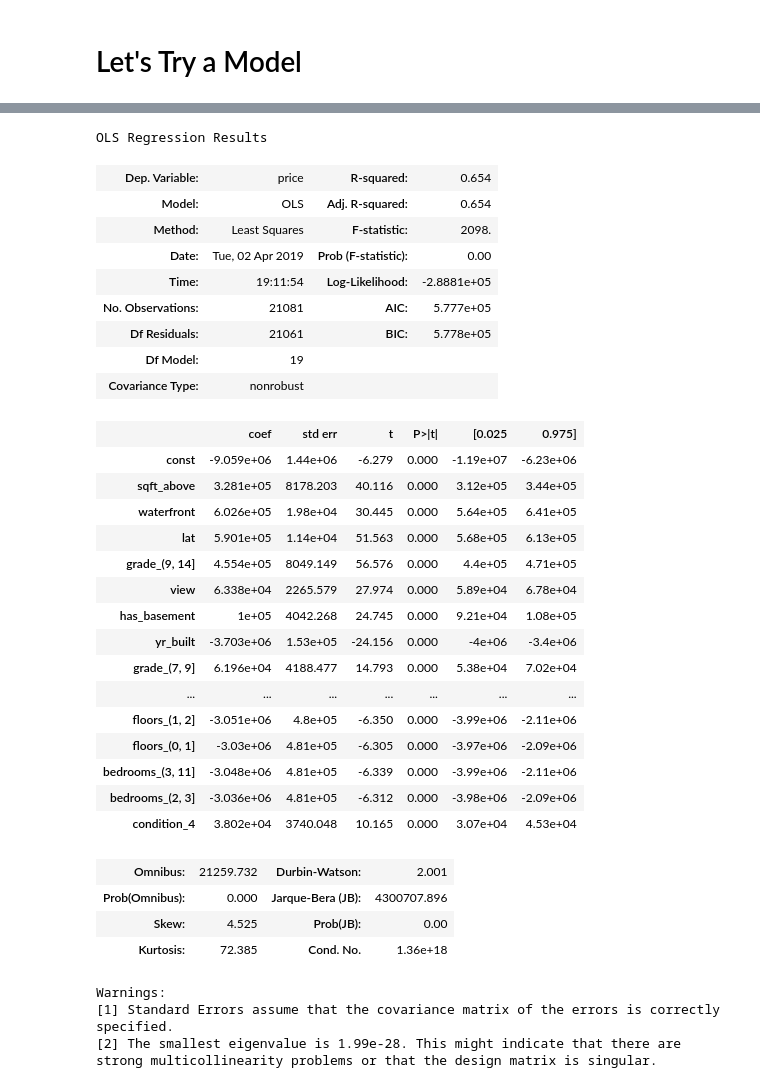
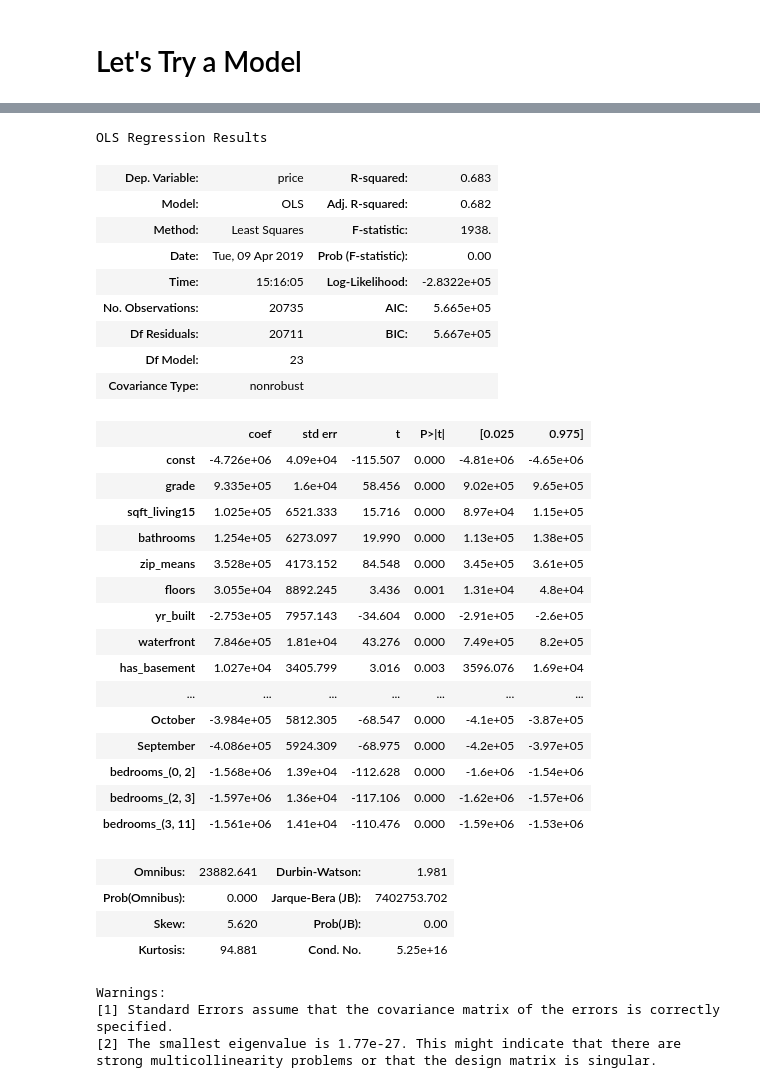
Before and after one commit to luicyfruit/dsc-1-final-project-online-ds-pt-021119, a Jupyter notebook: student.ipynb, the cells around one changed output, grey strips where cells are left out. Drawn from its saved outputs; the diff is of its cells as text; code cells hidden in the pictures.

```diff
--- a/student.ipynb
+++ b/student.ipynb
@@ -564,0 +586,3 @@ df_model = pd.concat([df1, transformed], axis = 1)
+# %%
+# drop sqft_living, sqft_living15, sqft_lot15
+df_cleaned = df_cleaned.drop([ 'sqft_above'], axis = 1)
@@ -564,0 +625,3 @@ df_model = pd.concat([df1, transformed], axis = 1)
+# %%
+# since long, condition, sqft_lot least correlation, let's remove
+df_cleaned = df_cleaned.drop([ 'condition', 'sqft_lot15','sqft_lot'], axis = 1)
@@ -566,0 +637,2 @@ df_model = pd.concat([df1, transformed], axis = 1)
+# %%
+df_model = df_cleaned.copy()
@@ -578,8 +673,8 @@ df_model.head()
 import statsmodels.api as sm
 from statsmodels.formula.api import ols
 # %%
-# Don't include price, date, id, yr_renovated (too many 0's), or zipcode
-predictors = pd.DataFrame(df_model.drop(['price', 'date', 'id', 'yr_renovated', 'zipcode', 'grade'], axis = 1))
+# Don't include price
+predictors = pd.DataFrame(df_model.drop(['price'], axis = 1))
 
 X = predictors
 y = df_model['price']
@@ -660,42 +764,42 @@ resulting features:
 # %%
 import statsmodels.api as sm
-
-X_fin = X[result]
+# initial model
+X_fin = X
 X_int = sm.add_constant(X_fin)
-model = sm.OLS(y,X_int).fit()
+model = sm.OLS(y,X_int.astype(float)).fit()
 model.summary()
 # %% [output]
 OLS Regression Results
-| Dep. Variable: | price | R-squared: | 0.654 |
-| Model: | OLS | Adj. R-squared: | 0.654 |
-| Method: | Least Squares | F-statistic: | 2098. |
-| Date: | Tue, 02 Apr 2019 | Prob (F-statistic): | 0.00 |
-| Time: | 19:11:54 | Log-Likelihood: | -2.8881e+05 |
-| No. Observations: | 21081 | AIC: | 5.777e+05 |
-| Df Residuals: | 21061 | BIC: | 5.778e+05 |
-| Df Model: | 19 |  |  |
+| Dep. Variable: | price | R-squared: | 0.683 |
+| Model: | OLS | Adj. R-squared: | 0.682 |
+| Method: | Least Squares | F-statistic: | 1938. |
+| Date: | Tue, 09 Apr 2019 | Prob (F-statistic): | 0.00 |
+| Time: | 15:16:05 | Log-Likelihood: | -2.8322e+05 |
+| No. Observations: | 20735 | AIC: | 5.665e+05 |
+| Df Residuals: | 20711 | BIC: | 5.667e+05 |
+| Df Model: | 23 |  |  |
 | Covariance Type: | nonrobust |  |  |
 |  | coef | std err | t | P>|t| | [0.025 | 0.975] |
-| const | -9.059e+06 | 1.44e+06 | -6.279 | 0.000 | -1.19e+07 | -6.23e+06 |
-| sqft_above | 3.281e+05 | 8178.203 | 40.116 | 0.000 | 3.12e+05 | 3.44e+05 |
-| waterfront | 6.026e+05 | 1.98e+04 | 30.445 | 0.000 | 5.64e+05 | 6.41e+05 |
-| lat | 5.901e+05 | 1.14e+04 | 51.563 | 0.000 | 5.68e+05 | 6.13e+05 |
-| grade_(9, 14] | 4.554e+05 | 8049.149 | 56.576 | 0.000 | 4.4e+05 | 4.71e+05 |
-| view | 6.338e+04 | 2265.579 | 27.974 | 0.000 | 5.89e+04 | 6.78e+04 |
-| has_basement | 1e+05 | 4042.268 | 24.745 | 0.000 | 9.21e+04 | 1.08e+05 |
-| yr_built | -3.703e+06 | 1.53e+05 | -24.156 | 0.000 | -4e+06 | -3.4e+06 |
-| grade_(7, 9] | 6.196e+04 | 4188.477 | 14.793 | 0.000 | 5.38e+04 | 7.02e+04 |
+| const | -4.726e+06 | 4.09e+04 | -115.507 | 0.000 | -4.81e+06 | -4.65e+06 |
+| grade | 9.335e+05 | 1.6e+04 | 58.456 | 0.000 | 9.02e+05 | 9.65e+05 |
+| sqft_living15 | 1.025e+05 | 6521.333 | 15.716 | 0.000 | 8.97e+04 | 1.15e+05 |
+| bathrooms | 1.254e+05 | 6273.097 | 19.990 | 0.000 | 1.13e+05 | 1.38e+05 |
+| zip_means | 3.528e+05 | 4173.152 | 84.548 | 0.000 | 3.45e+05 | 3.61e+05 |
+| floors | 3.055e+04 | 8892.245 | 3.436 | 0.001 | 1.31e+04 | 4.8e+04 |
+| yr_built | -2.753e+05 | 7957.143 | -34.604 | 0.000 | -2.91e+05 | -2.6e+05 |
+| waterfront | 7.846e+05 | 1.81e+04 | 43.276 | 0.000 | 7.49e+05 | 8.2e+05 |
+| has_basement | 1.027e+04 | 3405.799 | 3.016 | 0.003 | 3596.076 | 1.69e+04 |
 | ... | ... | ... | ... | ... | ... | ... |
-| floors_(1, 2] | -3.051e+06 | 4.8e+05 | -6.350 | 0.000 | -3.99e+06 | -2.11e+06 |
-| floors_(0, 1] | -3.03e+06 | 4.81e+05 | -6.305 | 0.000 | -3.97e+06 | -2.09e+06 |
-| bedrooms_(3, 11] | -3.048e+06 | 4.81e+05 | -6.339 | 0.000 | -3.99e+06 | -2.11e+06 |
-| bedrooms_(2, 3] | -3.036e+06 | 4.81e+05 | -6.312 | 0.000 | -3.98e+06 | -2.09e+06 |
-| condition_4 | 3.802e+04 | 3740.048 | 10.165 | 0.000 | 3.07e+04 | 4.53e+04 |
+| October | -3.984e+05 | 5812.305 | -68.547 | 0.000 | -4.1e+05 | -3.87e+05 |
+| September | -4.086e+05 | 5924.309 | -68.975 | 0.000 | -4.2e+05 | -3.97e+05 |
+| bedrooms_(0, 2] | -1.568e+06 | 1.39e+04 | -112.628 | 0.000 | -1.6e+06 | -1.54e+06 |
+| bedrooms_(2, 3] | -1.597e+06 | 1.36e+04 | -117.106 | 0.000 | -1.62e+06 | -1.57e+06 |
+| bedrooms_(3, 11] | -1.561e+06 | 1.41e+04 | -110.476 | 0.000 | -1.59e+06 | -1.53e+06 |
-| Omnibus: | 21259.732 | Durbin-Watson: | 2.001 |
-| Prob(Omnibus): | 0.000 | Jarque-Bera (JB): | 4300707.896 |
-| Skew: | 4.525 | Prob(JB): | 0.00 |
-| Kurtosis: | 72.385 | Cond. No. | 1.36e+18 |
+| Omnibus: | 23882.641 | Durbin-Watson: | 1.981 |
+| Prob(Omnibus): | 0.000 | Jarque-Bera (JB): | 7402753.702 |
+| Skew: | 5.620 | Prob(JB): | 0.00 |
+| Kurtosis: | 94.881 | Cond. No. | 5.25e+16 |
 Warnings:
 [1] Standard Errors assume that the covariance matrix of the errors is correctly specified.
-[2] The smallest eigenvalue is 1.99e-28. This might indicate that there are
+[2] The smallest eigenvalue is 1.77e-27. This might indicate that there are
 strong multicollinearity problems or that the design matrix is singular.
```
Also changed, not shown: parts of 124 cells of this notebook.
